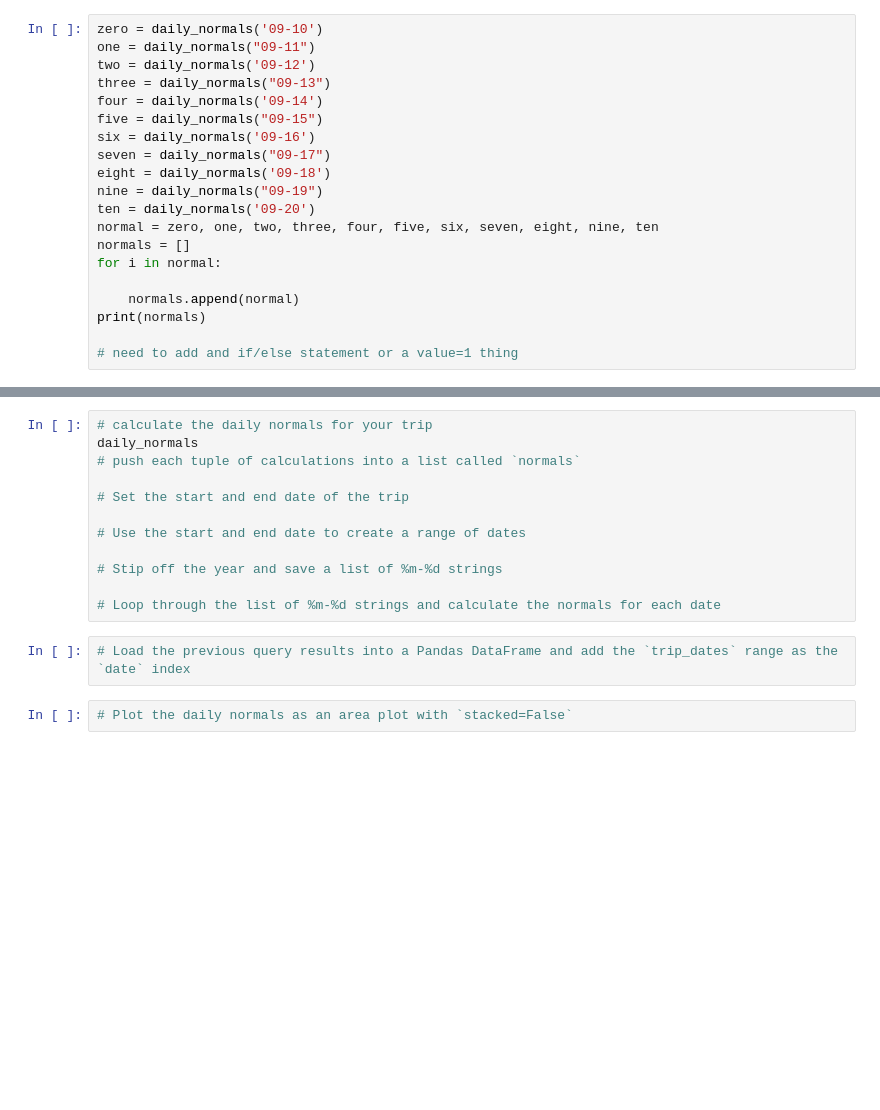
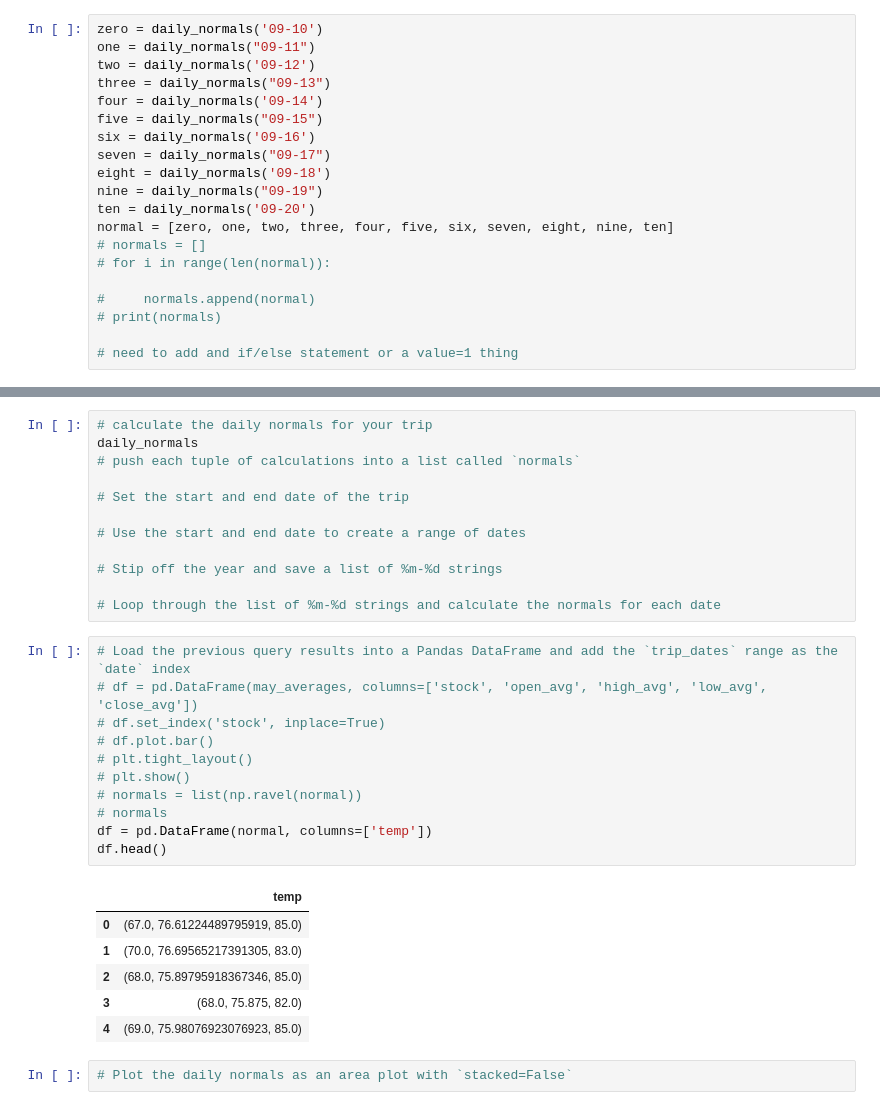
Before and after one commit to jump8621/sqlalchemy_climate_analysis, a Jupyter notebook: climate_starter.ipynb, the cells around one changed output, grey strips where cells are left out. Cells and saved outputs as stored; diff of their text form; blank space fills up the shorter version.

Commit message:
add data file

```diff
--- a/climate_starter.ipynb
+++ b/climate_starter.ipynb
@@ -584,11 +584,11 @@ seven = daily_normals("09-17")
 eight = daily_normals('09-18')
 nine = daily_normals("09-19")
 ten = daily_normals('09-20')
-normal = zero, one, two, three, four, five, six, seven, eight, nine, ten
-normals = []
-for i in normal:
+normal = [zero, one, two, three, four, five, six, seven, eight, nine, ten]
+# normals = []
+# for i in range(len(normal)):
 
-    normals.append(normal)
-print(normals)
+#     normals.append(normal)
+# print(normals)
 
 # need to add and if/else statement or a value=1 thing
@@ -608,5 +621,21 @@ daily_normals
 # Loop through the list of %m-%d strings and calculate the normals for each date
 # %%
 # Load the previous query results into a Pandas DataFrame and add the `trip_dates` range as the `date` index
+# df = pd.DataFrame(may_averages, columns=['stock', 'open_avg', 'high_avg', 'low_avg', 'close_avg'])
+# df.set_index('stock', inplace=True)
+# df.plot.bar()
+# plt.tight_layout()
+# plt.show()
+# normals = list(np.ravel(normal))
+# normals
+df = pd.DataFrame(normal, columns=['temp'])
+df.head()
+# %% [output]
+|  | temp |
+| 0 | (67.0, 76.61224489795919, 85.0) |
+| 1 | (70.0, 76.69565217391305, 83.0) |
+| 2 | (68.0, 75.89795918367346, 85.0) |
+| 3 | (68.0, 75.875, 82.0) |
+| 4 | (69.0, 75.98076923076923, 85.0) |
 # %%
 # Plot the daily normals as an area plot with `stacked=False`
```
Also changed, not shown: parts of 2 cells of this notebook.
